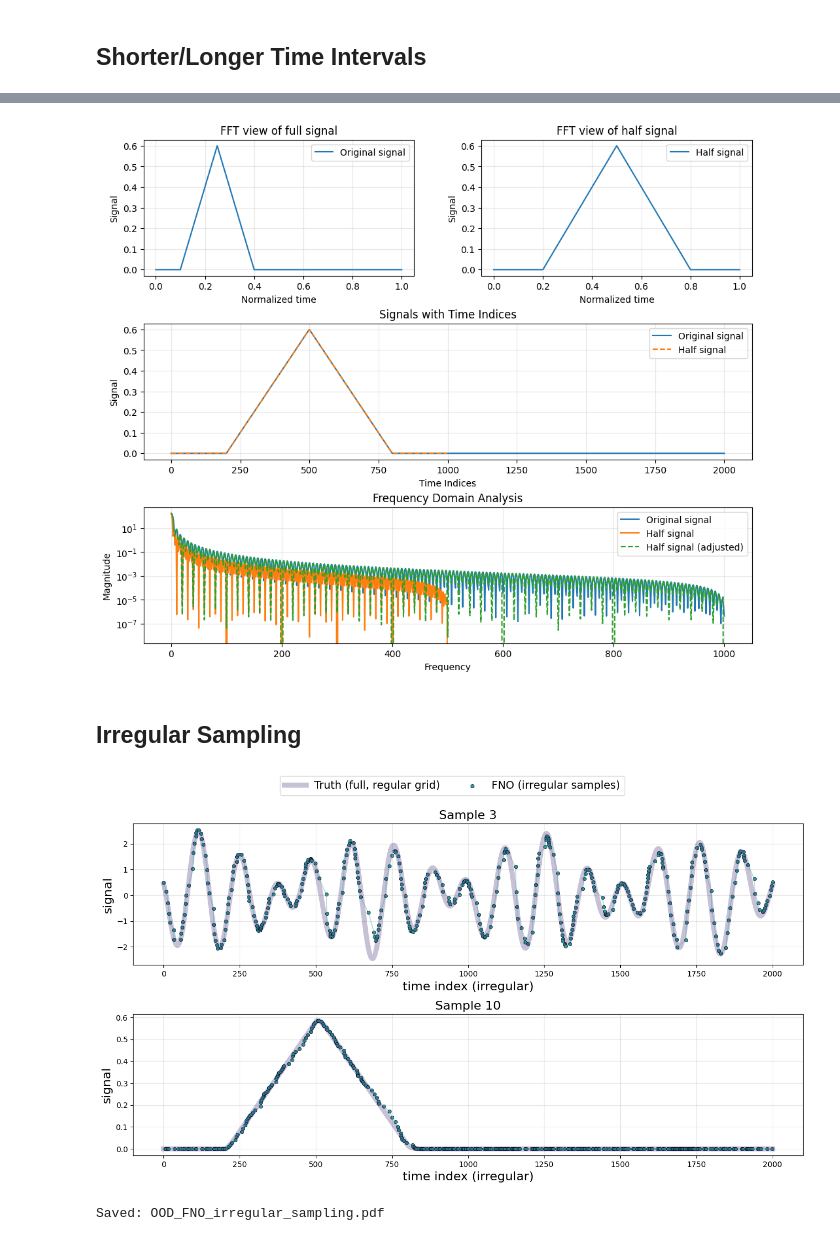
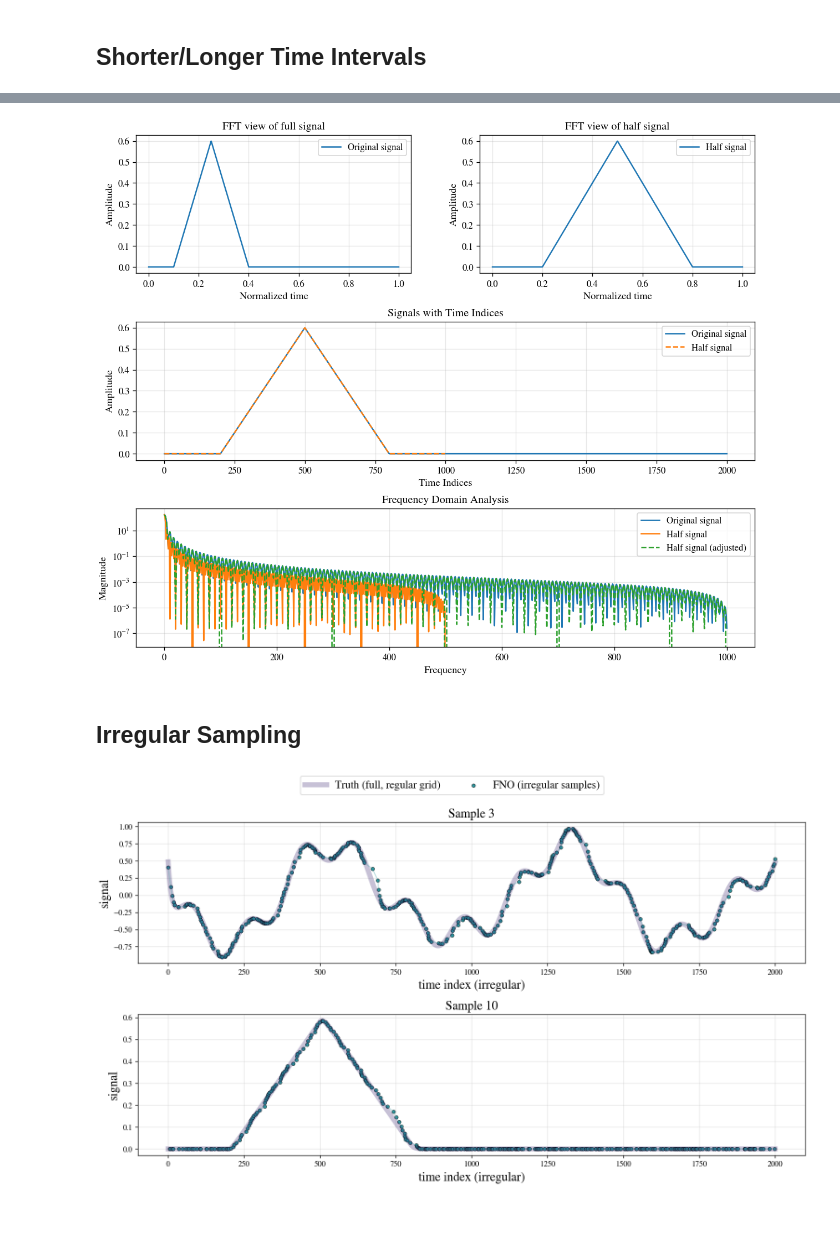
Before and after one commit to mathieusalz/LSMS_NeuralOperator_Tutorial, a Jupyter notebook: 3_LinearPulse_FNO.ipynb, the cells around one changed output, grey strips where cells are left out. Saved outputs shown, nothing was run; the diff lists cells and outputs as text; code cells hidden in the pictures; blank space fills up the shorter version.

```diff
--- a/3_LinearPulse_FNO.ipynb
+++ b/3_LinearPulse_FNO.ipynb
@@ -776,8 +783,8 @@ with torch.no_grad():
         ax.plot(tundern, pred_under, "--", color="#2F98A0", lw=4.5, alpha=0.95, label="FNO (under)")
 
         ax.set_title(f"Sample {sidx}", fontsize=16)
-        ax.set_xlabel("normalized time in [0,1]", fontsize=16)
-        ax.set_ylabel("signal", fontsize=16)
+        ax.set_xlabel("Normalized time in [0,1]", fontsize=16)
+        ax.set_ylabel("Signal", fontsize=16)
         ax.grid(True, alpha=0.3)
 
 handles, labels = axes[0].get_legend_handles_labels()
@@ -792,5 +798,5 @@ Saved: OOD_FNO_over_under_sampling.pdf
 # %%
-x0 = torch.Tensor(out_of_dist_x[sidx, 0])
+x0 = torch.Tensor(out_of_dist_x[sidx, 0]).cpu()
 x_under_1000 = torch.Tensor(resample_same_interval(x0, 1000))
 x_under_500 = torch.Tensor(resample_same_interval(x0, 500))
 x_under_250 = torch.Tensor(resample_same_interval(x0, 250))
@@ -816,10 +822,10 @@ axes[1].scatter(torch.linspace(0, 1, len(x_under_1000)), x_under_1000, s=marker_
 axes[2].scatter(torch.linspace(0, 1, len(x_under_500)), x_under_500, s=marker_size, color=colors[2], label="Quarter Sampled signal")
 axes[3].scatter(torch.linspace(0, 1, len(x_under_250)), x_under_250, s=marker_size, color=colors[3], label="Eighth Sampled signal")
 
-for i in range(4): axes[i].set_ylabel("signal", fontsize=12); axes[i].grid(True, alpha=0.3); axes[i].legend(loc="upper right")
+for i in range(4): axes[i].set_ylabel("Amplitude", fontsize=12); axes[i].grid(True, alpha=0.3); axes[i].legend(loc="upper right")
 for i in range(3): axes[i].tick_params(labelbottom=False)
 
-axes[3].set_xlabel("normalized time in [0,1]", fontsize=12)
+axes[3].set_xlabel("Normalized time in [0,1]", fontsize=12)
 axes[0].set_xlim(0, 1)
 
 axes[4].plot(x_orig_fft.cpu(), color=colors[0], label="Original signal")
@@ -845,7 +851,7 @@ plt.show()
 # %% [markdown]
 ## Shorter/Longer Time Intervals
 # %%
-idxs = [3, 10]
+idxs = [1, 10]
 N0 = out_of_dist_x.shape[-1]
 N_short = 1000
 
@@ -905,37 +911,37 @@ ax2 = fig.add_subplot(gs[1, :])
 ax3 = fig.add_subplot(gs[2, :])
 
 ax0.plot(torch.linspace(0, 1, len(x0)), x0.cpu().numpy(), label="Original signal")
 ax1.plot(torch.linspace(0, 1, len(x_half)), x_half.cpu().numpy(), label="Half signal")
 
 ax2.plot([i for i in range(len(x0))], x0.cpu().numpy(), label="Original signal", linestyle = '-')
 ax2.plot([i for i in range(len(x_half))], x_half.cpu().numpy(), label="Half signal", linestyle = '--')
 
 ax3.plot([i for i in range(len(x_orig_fft))], x_orig_fft.cpu(), label="Original signal")
 ax3.plot([i for i in range(len(x_half_fft))], x_half_fft.cpu(), label="Half signal")
 ax3.plot([2*i for i in range(len(x_half_fft))], x_half_fft.cpu(), label="Half signal (adjusted)", linestyle='--')
 
 for ax in [ax0, ax1, ax2, ax3]: ax.grid(True, alpha=0.3); ax.legend()
 
 ax0.set_title("FFT view of full signal")
 ax1.set_title("FFT view of half signal")
 ax2.set_title("Signals with Time Indices")
 ax3.set_title("Frequency Domain Analysis")
 
 ax0.set_xlabel("Normalized time")
 ax1.set_xlabel("Normalized time")
 ax2.set_xlabel("Time Indices")
 ax3.set_xlabel("Frequency")
 
-ax0.set_ylabel("Signal")
-ax1.set_ylabel("Signal")
+ax0.set_ylabel("Amplitude")
+ax1.set_ylabel("Amplitude")
 ax3.set_ylabel("Magnitude")
-ax2.set_ylabel("Signal")
+ax2.set_ylabel("Amplitude")
 
 ax3.set_yscale("log")
 fig.savefig(f"figures/halfSig_equi.pdf", format="pdf", bbox_inches="tight")
 plt.show()
 # %% [output]
-[figure, old version]
+[figure, new version]
 # %% [markdown]
 ## Irregular Sampling
 # %%
@@ -1019,5 +1025,4 @@ plt.tight_layout(rect=[0, 0.05, 1, 0.93])
 fig.savefig(f"figures/irregular.pdf", format="pdf", bbox_inches="tight")
 plt.show()
 # %% [output]
-[figure, old version]
+[figure, new version]
-Saved: OOD_FNO_irregular_sampling.pdf
```
Also changed, not shown: parts of 14 cells of this notebook.
